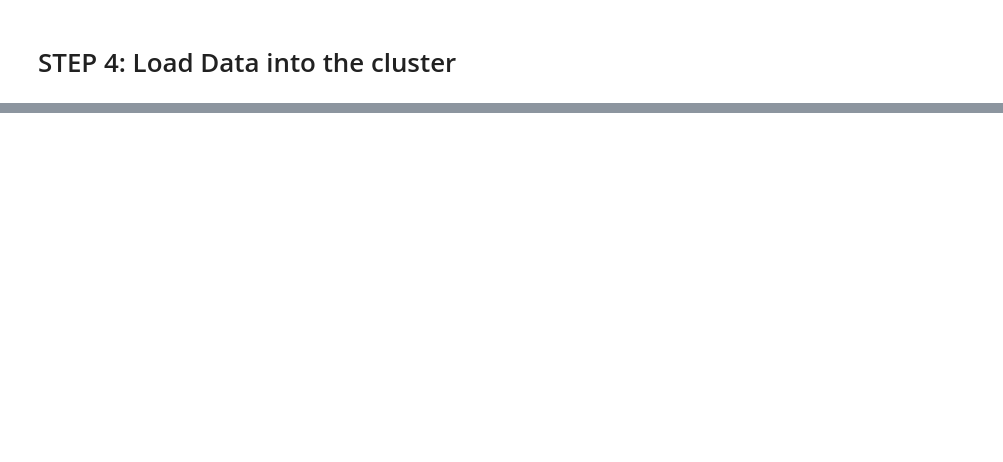
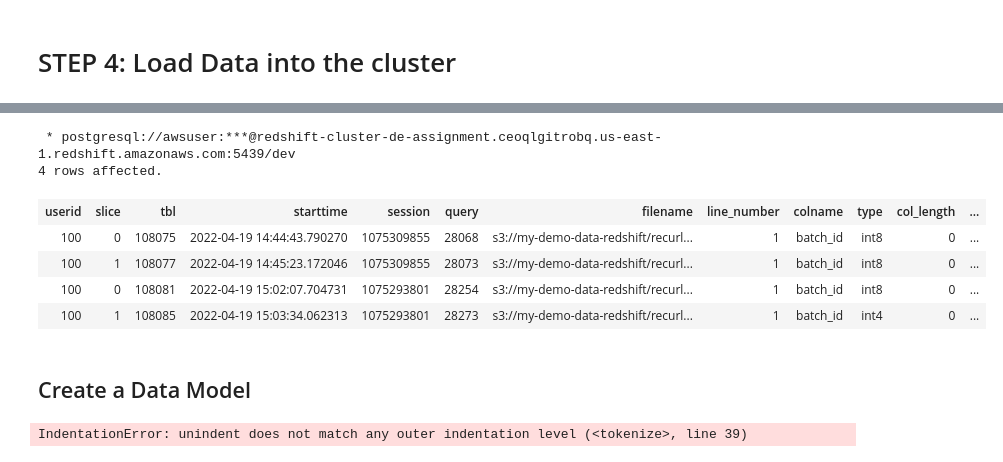
Before and after one commit to quynguyen2303/de_redshift, a Jupyter notebook: Redshift_Connect_Load_Data.ipynb, the cells around one changed output, grey strips where cells are left out. Saved outputs shown, nothing was run; the diff lists cells and outputs as text; code cells hidden in the pictures; blank space fills up the shorter version.

```diff
--- a/Redshift_Connect_Load_Data.ipynb
+++ b/Redshift_Connect_Load_Data.ipynb
@@ -116,4 +151,12 @@ qry = """
 # %%
 %%sql
-SELECT errors.tbl, *
+SELECT *
 FROM stl_load_errors errors
+# %% [output]
+ * postgresql://awsuser:***@redshift-cluster-de-assignment.ceoqlgitrobq.us-east-1.redshift.amazonaws.com:5439/dev
+4 rows affected.
+| userid | slice | tbl | starttime | session | query | filename | line_number | colname | type | col_length | ... |
+| 100 | 0 | 108075 | 2022-04-19 14:44:43.790270 | 1075309855 | 28068 | s3://my-demo-data-redshift/recurl... | 1 | batch_id | int8 | 0 | ... |
+| 100 | 1 | 108077 | 2022-04-19 14:45:23.172046 | 1075309855 | 28073 | s3://my-demo-data-redshift/recurl... | 1 | batch_id | int8 | 0 | ... |
+| 100 | 0 | 108081 | 2022-04-19 15:02:07.704731 | 1075293801 | 28254 | s3://my-demo-data-redshift/recurl... | 1 | batch_id | int8 | 0 | ... |
+| 100 | 1 | 108085 | 2022-04-19 15:03:34.062313 | 1075293801 | 28273 | s3://my-demo-data-redshift/recurl... | 1 | batch_id | int4 | 0 | ... |
@@ -259,0 +163,47 @@ with no schema binding;
+# %% [markdown]
+## Create a Data Model
+# %%
+create or replace view md_revenue.vi_list_arr_by_subscription
+as
+with date_list as
+ (
+ 	select distinct dt.month_id ,
+ 	dt.bo_month_datetime,
+ 	case when dt.month_id  < this_month() then dt.eo_month_datetime
+ 	else this_datetime() end as eo_month_datetime,
+ 	case when dt.month_id  < this_month() then 0
+ 	else 1 end as is_current_month
+ 	from dw_dim.date_time dt
+ 	where dt.id >20200101 and dt.id  <= this_day()
+ )
+ select
+ dl.month_id,
+ dl.bo_month_datetime,
+ coalesce ( va.original_orgid, va.org_id) as org_id,
+ a.subscription_id,
+ va.sales_channel_id sales_channel_id,
+ va.sales_rep ,
+ va.renewed_by renewed_by_id,
+ p.interval_length,
+ rs.plan_id ,
+ max(a.start_date_ps) as subscription_period_start_datetime,
+ max(a.end_date_ps) as subscription_period_end_datetime,
+ (sum(a.amount*va.sharing_percent/yearfrac( a.start_date_ps, a.end_date_ps)::real*12))::numeric (18,4)  as arr_ending_amount
+ from dw_recurly.adjustments a
+ join dw_recurly.invoices i on a.invoice_id = i.id and a.subscription_id = i.subscription_id and  (i.origin <> 'write_off' OR i.state <> 'closed')
+ join dw_vm.vm_recurly_accounts va on va.id = a.account_id
+ join dw_recurly.subscriptions rs on rs.id = a.subscription_id
+ join dw_recurly.plans p on p.id = a.plan_id
+ join date_list dl ON (a.end_date_ps > dl.eo_month_datetime OR a.end_date_ps = dl.eo_month_datetime AND dl.is_current_month = 1)
+ 	AND a.created_at_ps <= dl.eo_month_datetime
+ where a.end_date_ps IS NOT NULL AND a.start_date_ps IS NOT NULL AND i.state <> 'failed' AND i.state <> 'voided'
+ 	AND (EXISTS ( SELECT 1
+           FROM dw_recurly.subscriptions s
+          WHERE a.account_id = s.account_id AND a.subscription_id = s.id AND s.activated_at_ps <= dl.eo_month_datetime
+          	AND (s.state <> 'expired'::text OR s.expires_at_ps > dl.eo_month_datetime AND s.state = 'expired'::text)))
+    and va.sharing_percent <> 0 --and a.subscription_id ='mmcikiojem2y'
+ group by 1,2,3,4,5,6,7,8,9
+
+ with no schema binding ;
+# %% [output]
+IndentationError: unindent does not match any outer indentation level (<tokenize>, line 39)
```
Also changed, not shown: parts of 7 cells of this notebook.
